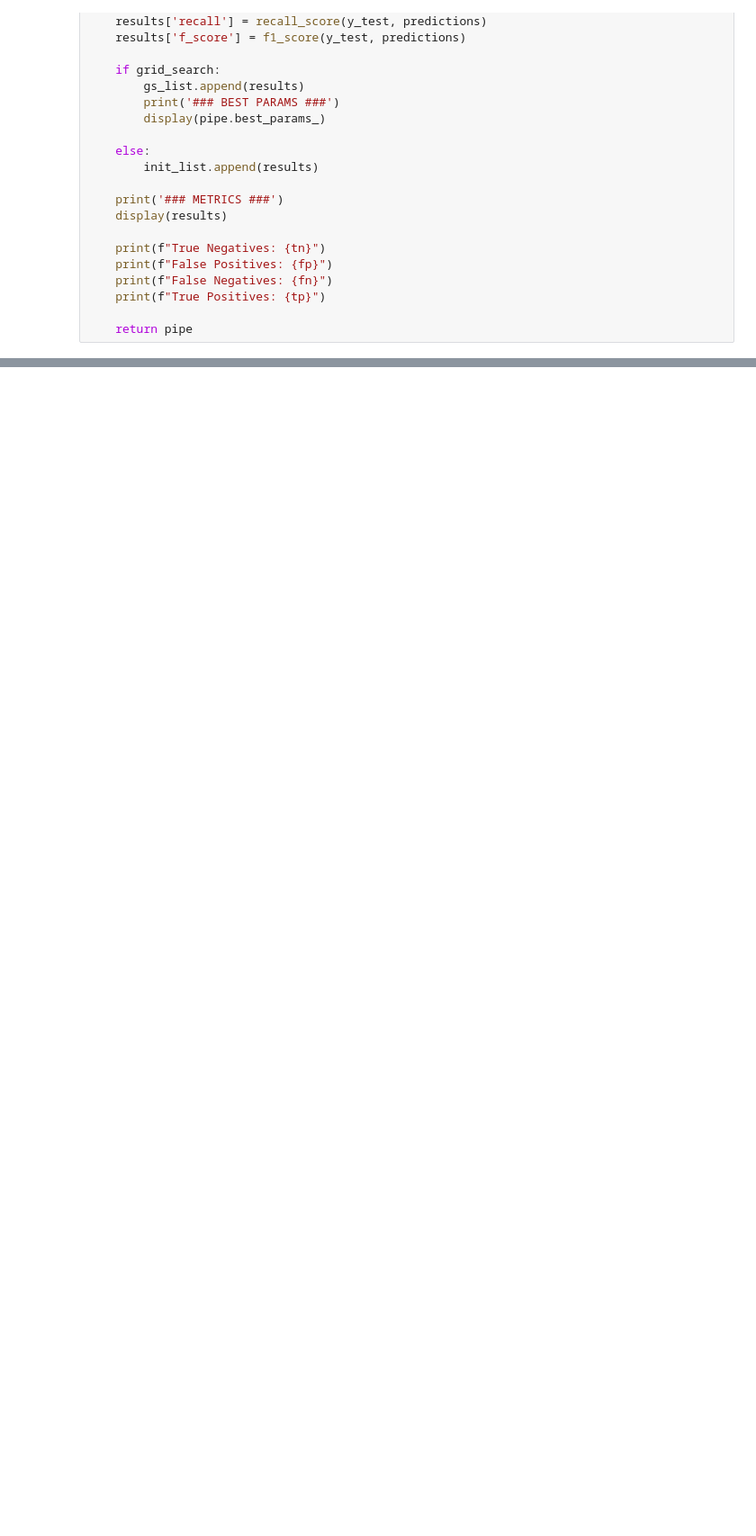
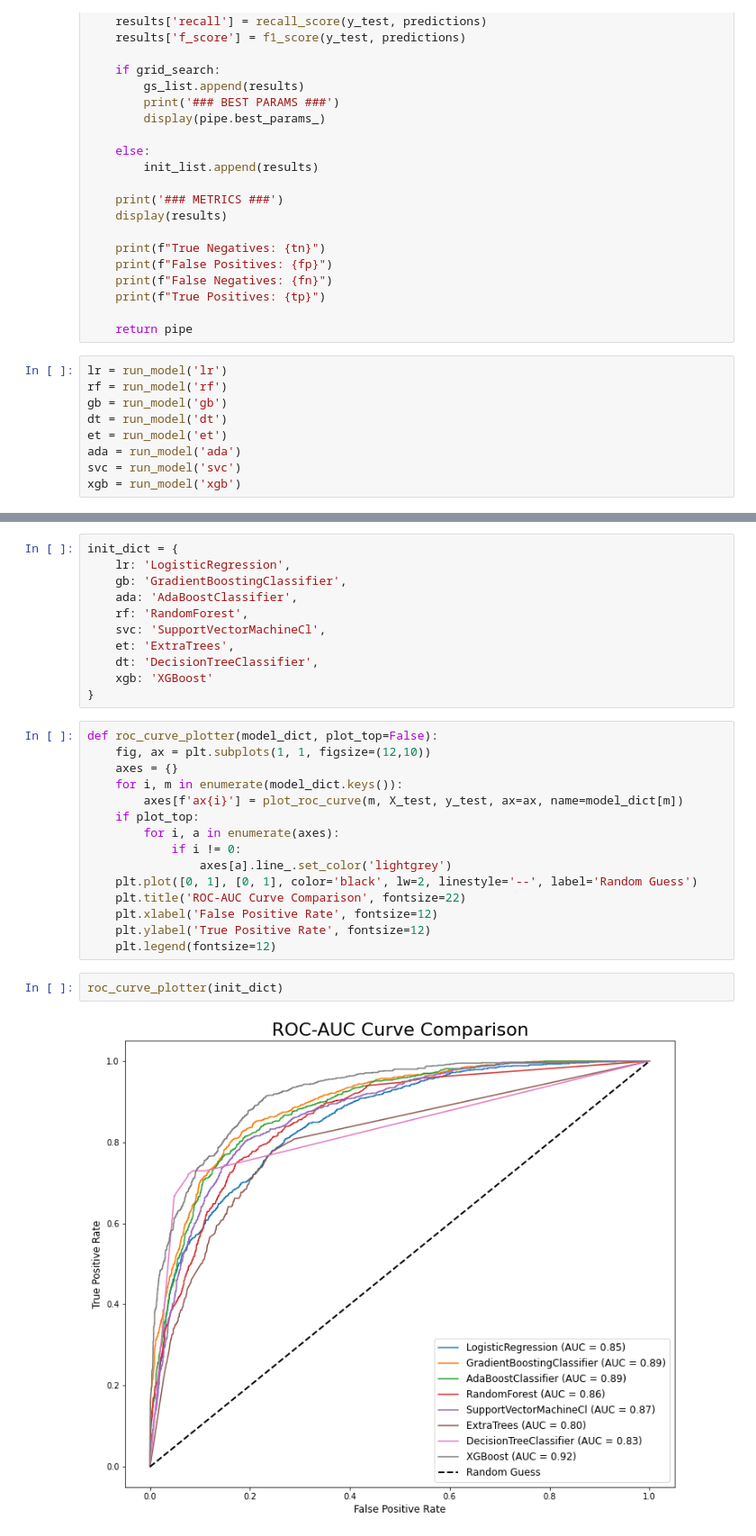
Before and after one commit to AaronCarney/Capstone2-WNV, a Jupyter notebook: Data Modeling.ipynb, the cells around one changed output, grey strips where cells are left out. Shown: that part at 90% size. Cells and saved outputs as stored; diff of their text form; blank space fills up the shorter version.

```diff
--- a/Data Modeling.ipynb
+++ b/Data Modeling.ipynb
@@ -107,3 +122,12 @@ def run_model(mod, mod_params={}, grid_search=False):
     print(f"True Positives: {tp}")
 
     return pipe
+# %%
+lr = run_model('lr')
+rf = run_model('rf')
+gb = run_model('gb')
+dt = run_model('dt')
+et = run_model('et')
+ada = run_model('ada')
+svc = run_model('svc')
+xgb = run_model('xgb')
@@ -109,0 +227,30 @@ def run_model(mod, mod_params={}, grid_search=False):
+# %%
+init_dict = {
+    lr: 'LogisticRegression',
+    gb: 'GradientBoostingClassifier',
+    ada: 'AdaBoostClassifier',
+    rf: 'RandomForest',
+    svc: 'SupportVectorMachineCl',
+    et: 'ExtraTrees',
+    dt: 'DecisionTreeClassifier',
+    xgb: 'XGBoost'
+}
+# %%
+def roc_curve_plotter(model_dict, plot_top=False):
+    fig, ax = plt.subplots(1, 1, figsize=(12,10))
+    axes = {}
+    for i, m in enumerate(model_dict.keys()):
+        axes[f'ax{i}'] = plot_roc_curve(m, X_test, y_test, ax=ax, name=model_dict[m])
+    if plot_top:
+        for i, a in enumerate(axes):
+            if i != 0:
+                axes[a].line_.set_color('lightgrey')
+    plt.plot([0, 1], [0, 1], color='black', lw=2, linestyle='--', label='Random Guess')
+    plt.title('ROC-AUC Curve Comparison', fontsize=22)
+    plt.xlabel('False Positive Rate', fontsize=12)
+    plt.ylabel('True Positive Rate', fontsize=12)
+    plt.legend(fontsize=12)
+# %%
+roc_curve_plotter(init_dict)
+# %% [output]
+[figure, added]
```
Also changed, not shown: parts of 10 cells of this notebook, 1 other file.
